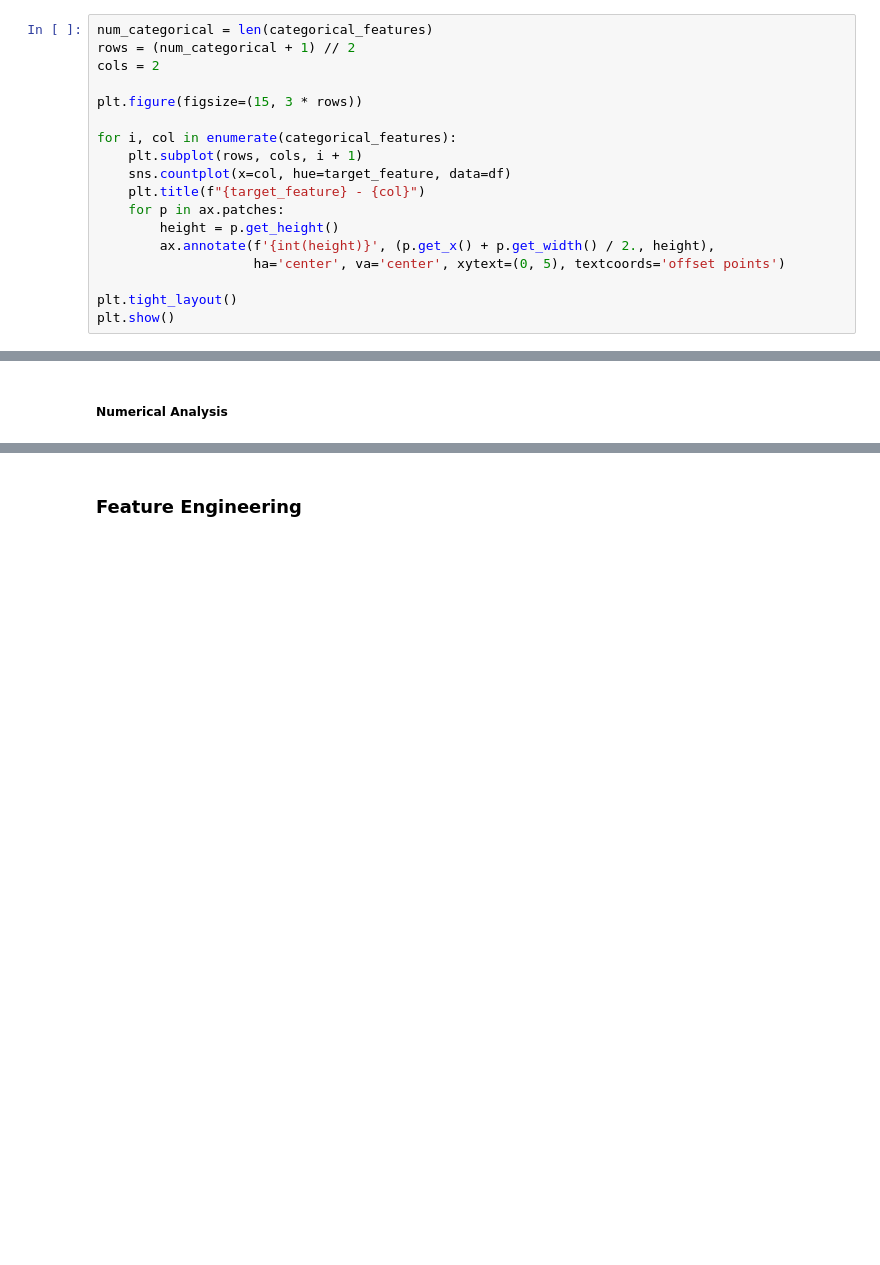
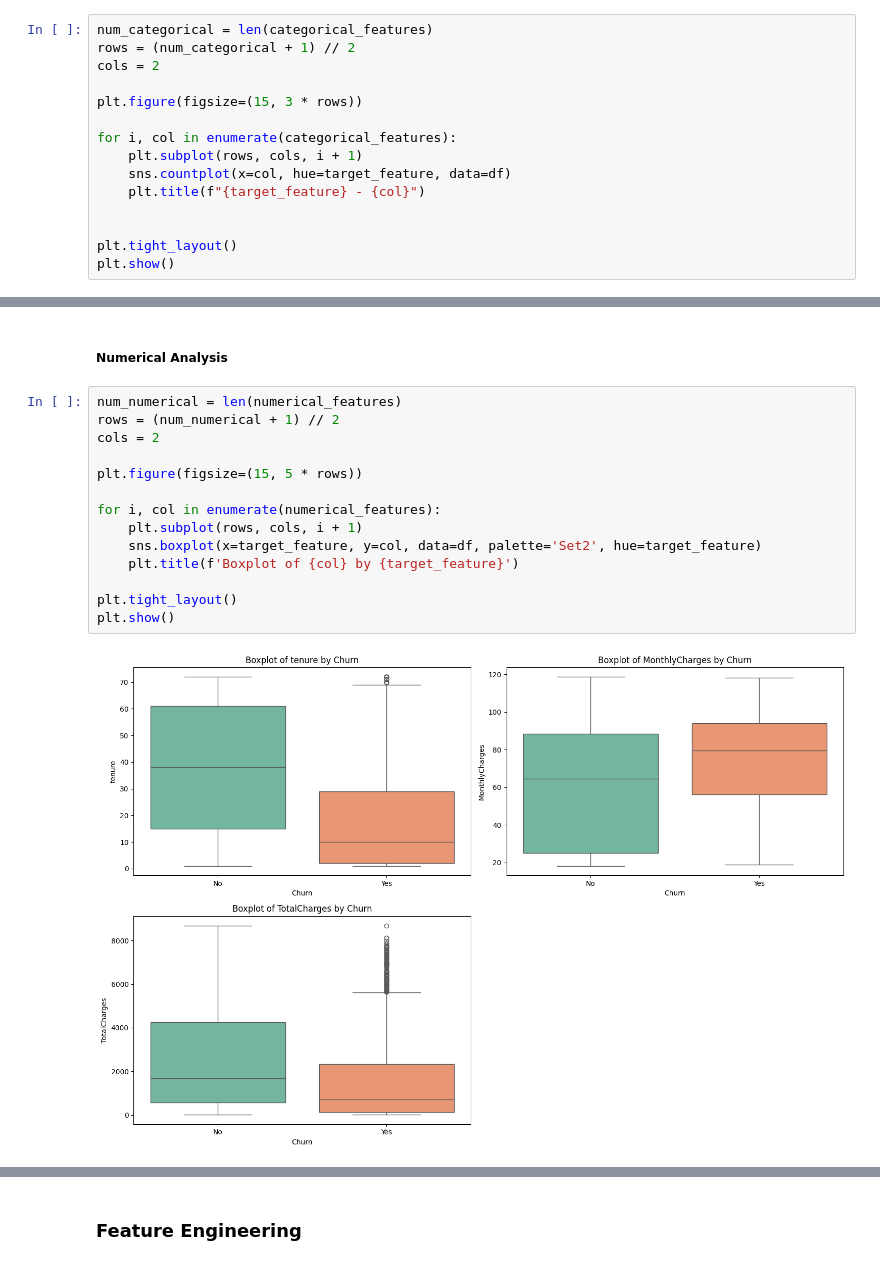
Before and after one commit to AbhinnV04/Customer_Churn_Telco, a Jupyter notebook: notebooks/01_preprocessing_and_data_exploration.ipynb, the cells around one changed output, grey strips where cells are left out. Saved outputs shown, nothing was run; the diff lists cells and outputs as text; blank space fills up the shorter version.

```diff
--- a/notebooks/01_preprocessing_and_data_exploration.ipynb
+++ b/notebooks/01_preprocessing_and_data_exploration.ipynb
@@ -414,10 +416,7 @@ for i, col in enumerate(categorical_features):
     plt.subplot(rows, cols, i + 1)
     sns.countplot(x=col, hue=target_feature, data=df)
     plt.title(f"{target_feature} - {col}")
-    for p in ax.patches:
-        height = p.get_height()
-        ax.annotate(f'{int(height)}', (p.get_x() + p.get_width() / 2., height),
-                    ha='center', va='center', xytext=(0, 5), textcoords='offset points')
+
 
 plt.tight_layout()
 plt.show()
@@ -426,2 +453,18 @@ plt.show()
 # %% [markdown]
 ##### Numerical Analysis
+# %%
+num_numerical = len(numerical_features)
+rows = (num_numerical + 1) // 2
+cols = 2
+
+plt.figure(figsize=(15, 5 * rows))
+
+for i, col in enumerate(numerical_features):
+    plt.subplot(rows, cols, i + 1)
+    sns.boxplot(x=target_feature, y=col, data=df, palette='Set2', hue=target_feature)
+    plt.title(f'Boxplot of {col} by {target_feature}')
+
+plt.tight_layout()
+plt.show()
+# %% [output]
+[figure, added]
```
Also changed, not shown: parts of 8 cells of this notebook, 3 other files.
